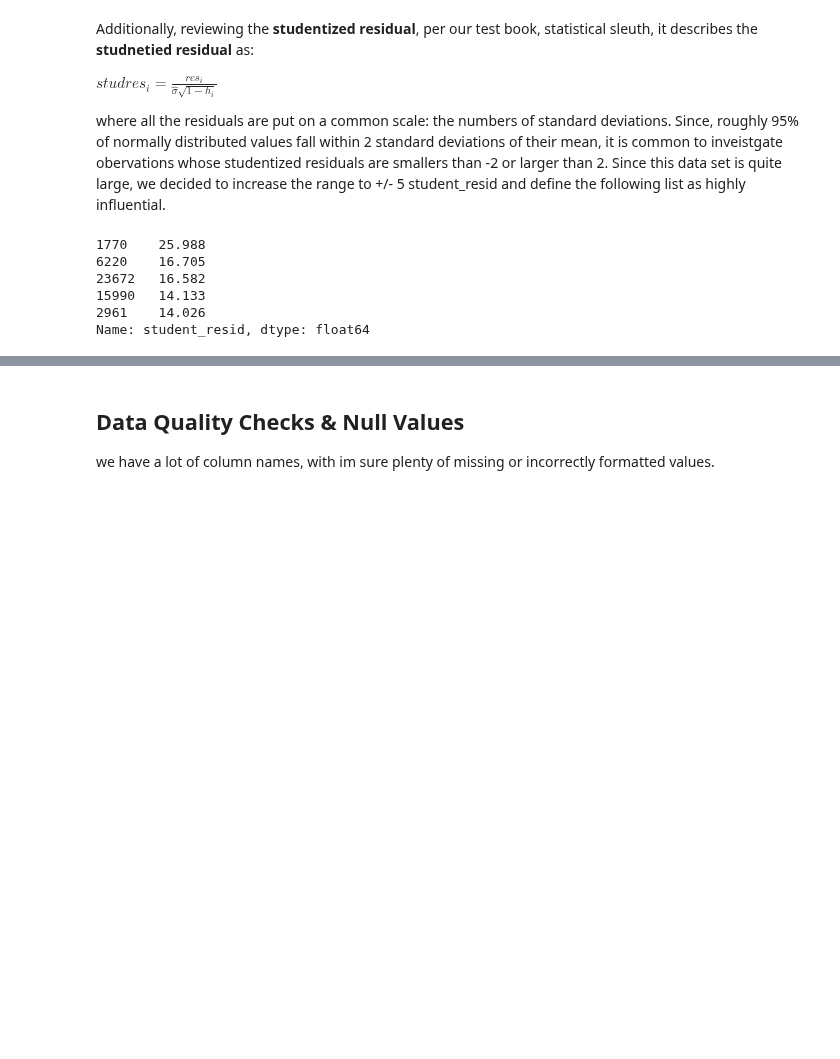
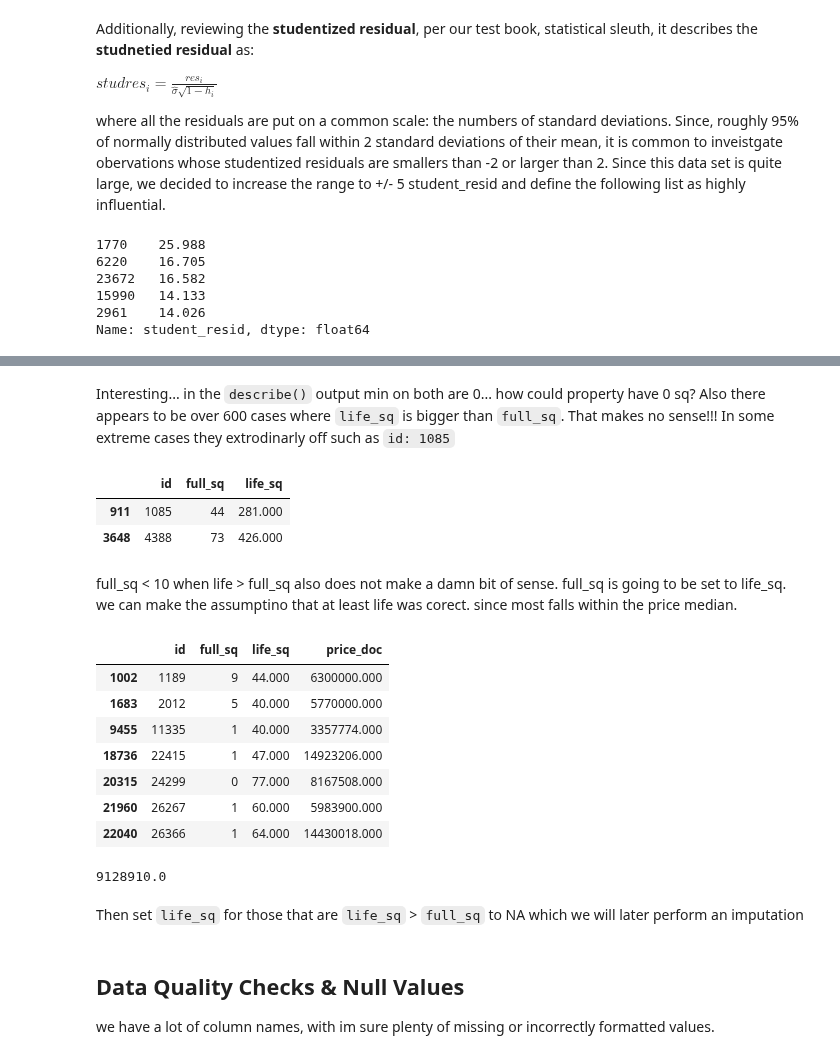
Before and after one commit to naivelogic/Machine_Learning_Notebooks, a Jupyter notebook: kaggle/sberbank/01 SBERBank - EDA.ipynb, the cells around one changed output, grey strips where cells are left out. Cells and saved outputs as stored; diff of their text form; code cells hidden in the pictures; blank space fills up the shorter version.

```diff
--- a/kaggle/sberbank/01 SBERBank - EDA.ipynb
+++ b/kaggle/sberbank/01 SBERBank - EDA.ipynb
@@ -653,0 +683,25 @@ df[df.flag=='train'][['full_sq', 'life_sq', 'price_doc']].to_csv("full_sq_outlie
+# %% [markdown]
+Interesting... in the `describe()` output min on both are 0... how could property have 0 sq? Also there appears to be over 600 cases where `life_sq` is bigger than `full_sq`. That makes no sense!!! In some extreme cases they extrodinarly off such as `id: 1085`
+# %%
+df[(df.id==1085)| (df.id==4388)][['id', 'full_sq', 'life_sq']]
+# %% [output]
+|  | id | full_sq | life_sq |
+| 911 | 1085 | 44 | 281.000 |
+| 3648 | 4388 | 73 | 426.000 |
+# %% [markdown]
+full_sq < 10 when life > full_sq also does not make a damn bit of sense. full_sq is going to be set to life_sq. we can make the assumptino that at least life was corect. since most falls within the price median.
+# %%
+df[(df.life_sq > df.full_sq) & (df.full_sq < 10)][['id', 'full_sq', 'life_sq', 'price_doc']]
+# %% [output]
+|  | id | full_sq | life_sq | price_doc |
+| 1002 | 1189 | 9 | 44.000 | 6300000.000 |
+| 1683 | 2012 | 5 | 40.000 | 5770000.000 |
+| 9455 | 11335 | 1 | 40.000 | 3357774.000 |
+| 18736 | 22415 | 1 | 47.000 | 14923206.000 |
+| 20315 | 24299 | 0 | 77.000 | 8167508.000 |
+| 21960 | 26267 | 1 | 60.000 | 5983900.000 |
+| 22040 | 26366 | 1 | 64.000 | 14430018.000 |
+# %%
+df[(df.life_sq>40)&(df.life_sq<50)].price_doc.median()
+# %% [output]
+9128910.0
@@ -653,0 +710,2 @@ df[df.flag=='train'][['full_sq', 'life_sq', 'price_doc']].to_csv("full_sq_outlie
+# %% [markdown]
+Then set `life_sq` for those that are `life_sq` > `full_sq` to NA which we will later perform an imputation
```
Also changed, not shown: parts of 33 cells of this notebook.
